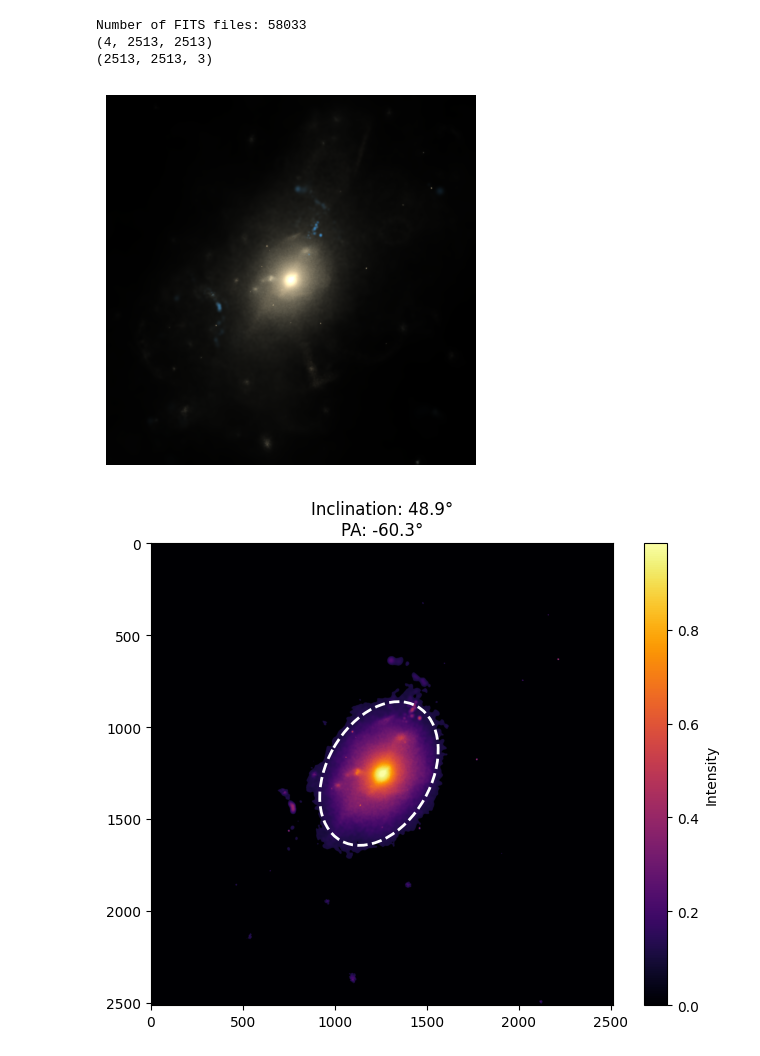
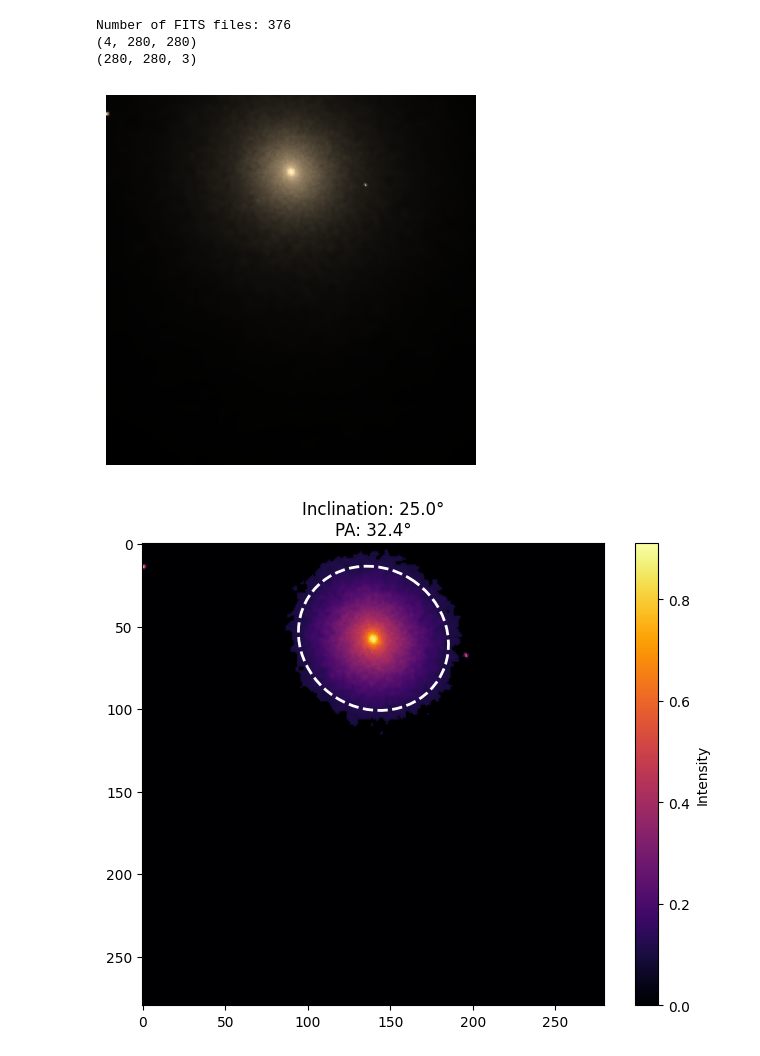
Before and after one commit to BerndDoser/PEST, a Jupyter notebook: devel/illustris_skirt.ipynb, the cells around one changed output. Cells and saved outputs as stored; diff of their text form; code cells hidden in the pictures.

```diff
--- a/devel/illustris_skirt.ipynb
+++ b/devel/illustris_skirt.ipynb
@@ -1,41 +1,42 @@
 # %%
 import pest
 import matplotlib.pyplot as plt
 
 plt.rcParams["text.usetex"] = False
 
-ds = pest.FitsDataset("/urz/gpuscratch/its/doserbd/data/SKIRT_synthetic_images/fits")
+# ds = pest.FitsDataset("/urz/gpuscratch/its/doserbd/data/SKIRT_synthetic_images/fits")
+ds = pest.FitsDataset("../data/TNG50-1/test")
 print("Number of FITS files:", len(ds))
 image = ds[0]["image"]
 print(image.shape)
 
 image = pest.CreateNormalizedRGBColors(
     stretch=0.9,
     range=5,
     lower_limit=0.001,
     channel_combinations=[[2, 3], [1, 0], [0]],
     scalers=[0.7, 0.5, 1.3],
 )(image)
 image = image.transpose(1, 2, 0)
 print(image.shape)
 
 # Problematic cases:
 # 1: Ellipse is not well defined
 # 55555: Rotational edge is visible
 
 plt.imshow(image)
 plt.axis("off")
 plt.show()
 # %% [output]
-Number of FITS files: 58033
-(4, 2513, 2513)
-(2513, 2513, 3)
+Number of FITS files: 376
+(4, 280, 280)
+(280, 280, 3)
-[figure, old version]
+[figure, new version]
 # %%
 stats = pest.estimate_geometry_weighted(image)
 pest.visualize_results(stats)
 # %% [output]
-[figure, old version]
+[figure, new version]
 # %%
 rotated_image = pest.align_image_horizontally(image, stats["pa_rad"])
 plt.imshow(rotated_image)
```
Also changed, not shown: parts of 5 cells of this notebook, 6 other files.
